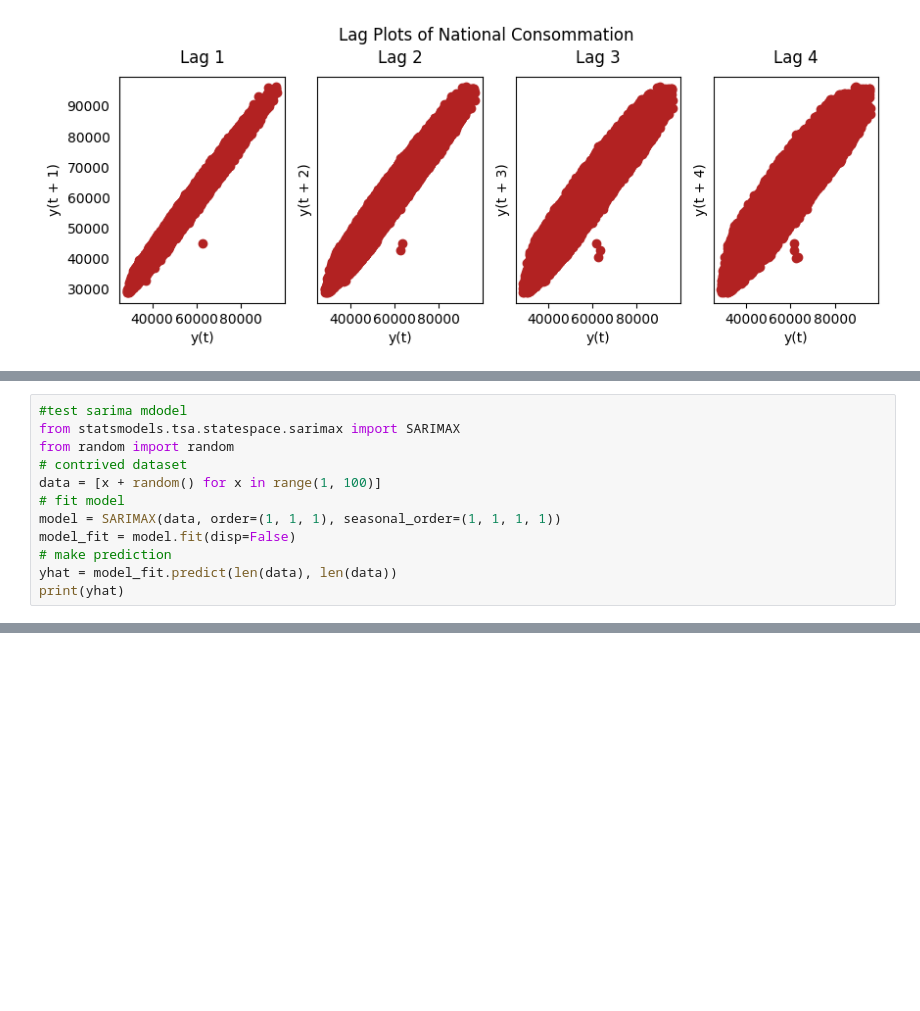
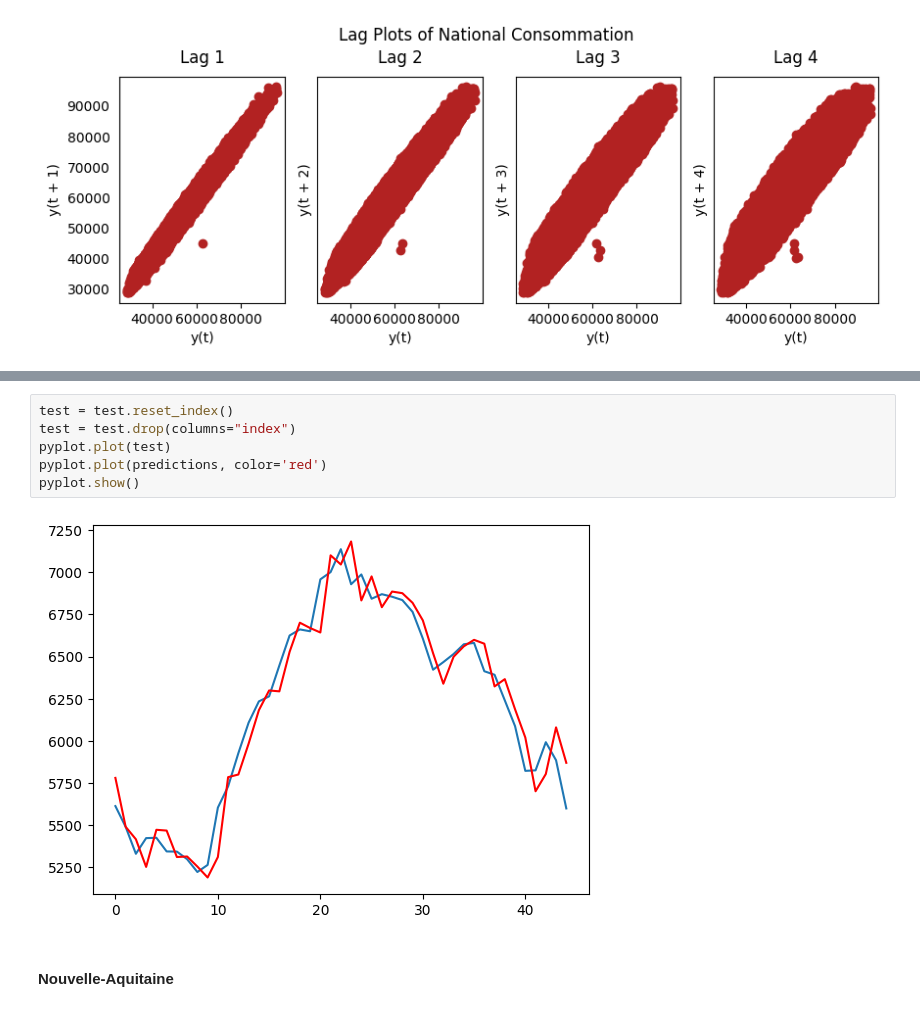
Before and after one commit to FeckNeck/temporal-data-analysis, a Jupyter notebook: index.ipynb, the cells around one changed output, grey strips where cells are left out. Saved outputs shown, nothing was run; the diff lists cells and outputs as text; blank space fills up the shorter version.

```diff
--- a/index.ipynb
+++ b/index.ipynb
@@ -847,12 +755,0 @@ Test RMSE: 974.086
-# %%
-#test sarima mdodel
-from statsmodels.tsa.statespace.sarimax import SARIMAX
-from random import random
-# contrived dataset
-data = [x + random() for x in range(1, 100)]
-# fit model
-model = SARIMAX(data, order=(1, 1, 1), seasonal_order=(1, 1, 1, 1))
-model_fit = model.fit(disp=False)
-# make prediction
-yhat = model_fit.predict(len(data), len(data))
-print(yhat)
@@ -894,0 +1072,10 @@ pyplot.show()
+# %%
+test = test.reset_index()
+test = test.drop(columns="index")
+pyplot.plot(test)
+pyplot.plot(predictions, color='red')
+pyplot.show()
+# %% [output]
+[figure, added]
+# %% [markdown]
+#### Nouvelle-Aquitaine
```
Also changed, not shown: parts of 95 cells of this notebook.
